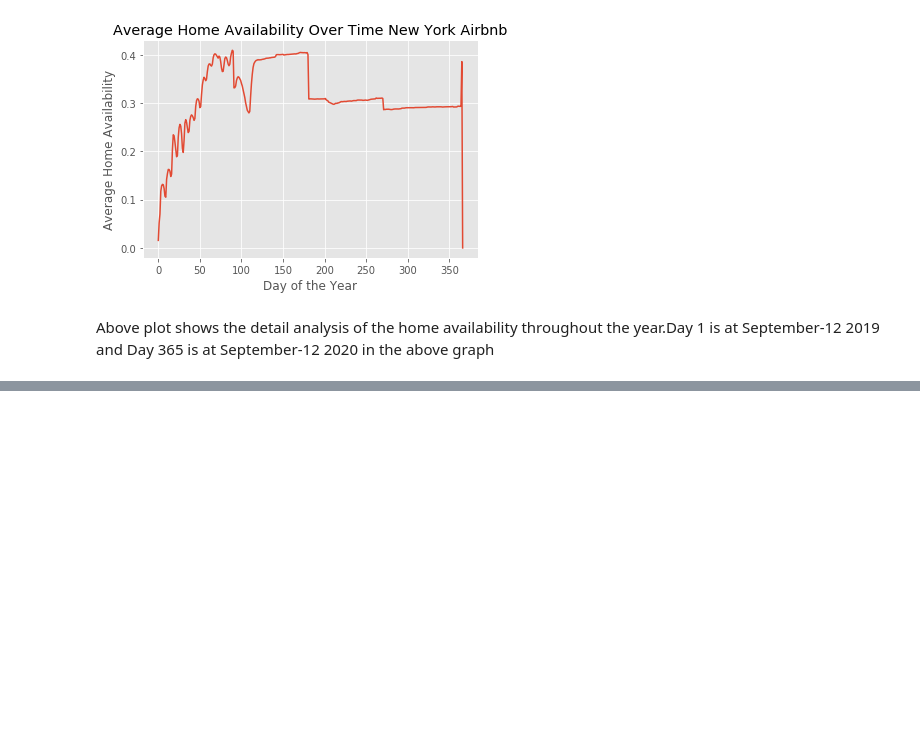
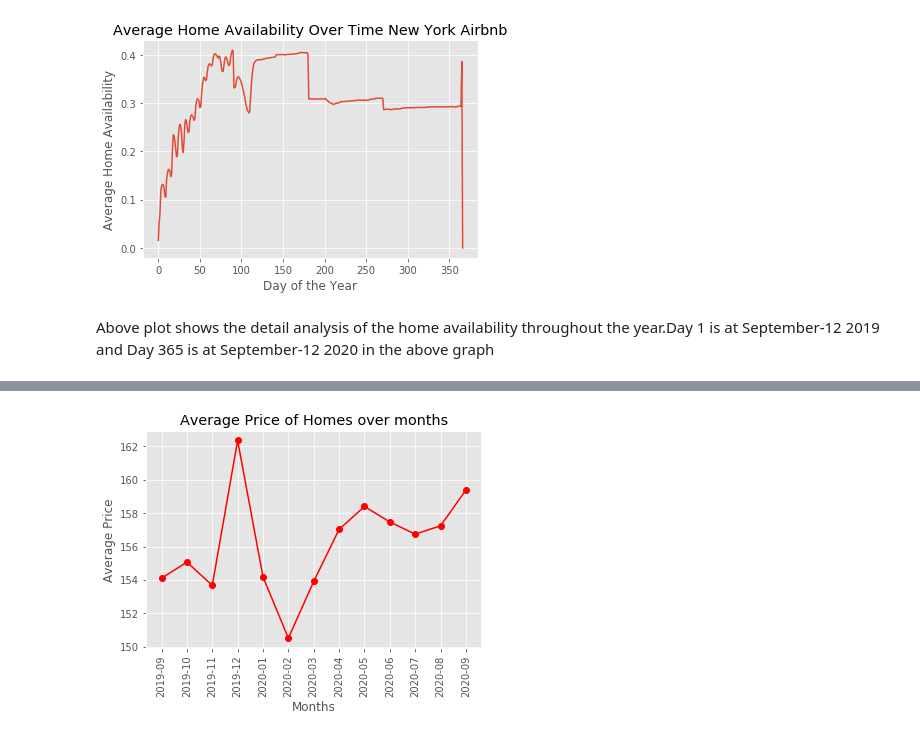
Before and after one commit to amitborkar98/AIRBNB-NewYork, a Jupyter notebook: analysis.ipynb, the cells around one changed output, grey strips where cells are left out. Drawn from its saved outputs; the diff is of its cells as text; code cells hidden in the pictures; blank space fills up the shorter version.

Commit message:
Question2 analysed with proper insights

```diff
--- a/analysis.ipynb
+++ b/analysis.ipynb
@@ -182,0 +191,4 @@ calendar.date.max()
+# %%
+#grouping the prices according to the months to analyse seasonal spiking
+seasonal_prices = calendar.groupby('Year-Month').mean()['price'].reset_index()
+seasonal_prices
@@ -182,0 +210,11 @@ calendar.date.max()
+# %%
+x=seasonal_prices['Year-Month'].tolist()
+y=seasonal_prices['price'].tolist()
+plt.plot(x,y,'ro-')
+plt.ylabel('Average Price')
+plt.xlabel('Months')
+plt.title('Average Price of Homes over months')
+plt.xticks(rotation=90)
+plt.show();
+# %% [output]
+[figure, added]
```
Also changed, not shown: parts of 9 cells of this notebook.
